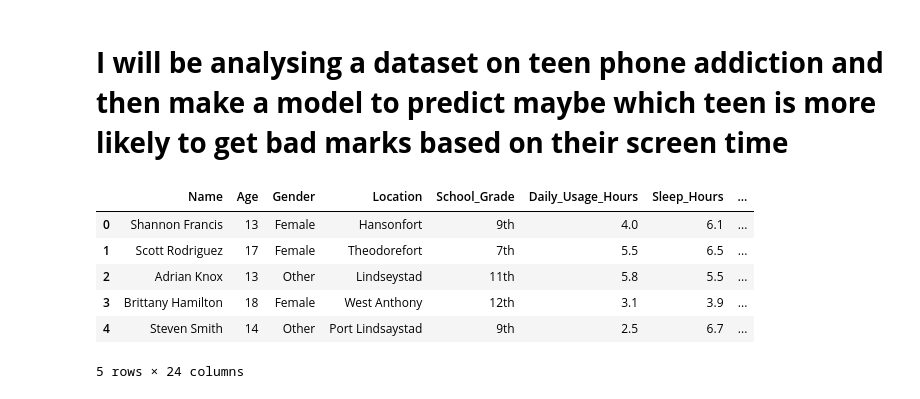
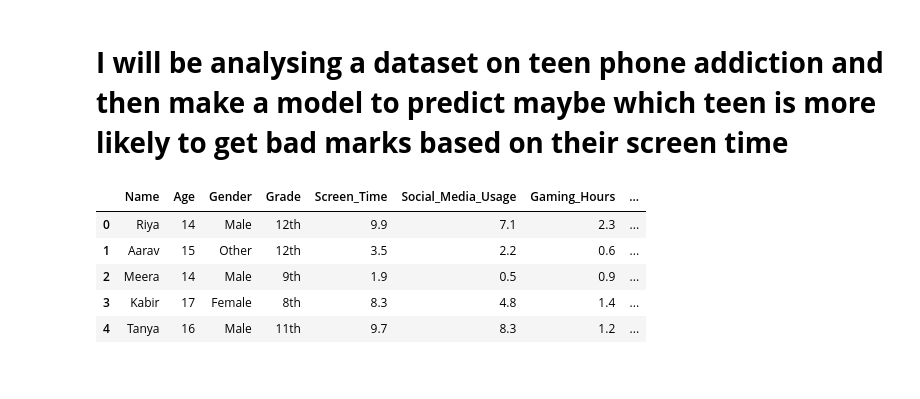
Before and after one commit to kanishkraj-ops/Machine-Learning, a Jupyter notebook: Teen_Phone_Addiction.ipynb, the cells around one changed output. Drawn from its saved outputs; the diff is of its cells as text; code cells hidden in the pictures.

```diff
--- a/Teen_Phone_Addiction.ipynb
+++ b/Teen_Phone_Addiction.ipynb
@@ -3,20 +3,19 @@
 # %% [markdown]
 # **I will be analysing a dataset on teen phone addiction and then make a model to predict maybe which teen is more likely to get bad marks based on their screen time**
 # %%
-#Importing the necessary libraries
+#lets import required libraries and dataset
 import pandas as pd
 import numpy as np
 import matplotlib.pyplot as plt
+import seaborn as sns
 
-#importing the dataset
-teen_phone_addiction = pd.read_csv('teen_phone_addiction.csv')
-teen_phone_addiction = teen_phone_addiction.drop("ID", axis=1)#we dont want that id column
-teen_phone_addiction.head()
+#dataset
+teens = pd.read_csv('teen_phone_addiction_dataset.csv')
+teens.head()
 # %% [output]
-|  | Name | Age | Gender | Location | School_Grade | Daily_Usage_Hours | Sleep_Hours | ... |
-| 0 | Shannon Francis | 13 | Female | Hansonfort | 9th | 4.0 | 6.1 | ... |
-| 1 | Scott Rodriguez | 17 | Female | Theodorefort | 7th | 5.5 | 6.5 | ... |
-| 2 | Adrian Knox | 13 | Other | Lindseystad | 11th | 5.8 | 5.5 | ... |
-| 3 | Brittany Hamilton | 18 | Female | West Anthony | 12th | 3.1 | 3.9 | ... |
-| 4 | Steven Smith | 14 | Other | Port Lindsaystad | 9th | 2.5 | 6.7 | ... |
+|  | Name | Age | Gender | Grade | Screen_Time | Social_Media_Usage | Gaming_Hours | ... |
+| 0 | Riya | 14 | Male | 12th | 9.9 | 7.1 | 2.3 | ... |
+| 1 | Aarav | 15 | Other | 12th | 3.5 | 2.2 | 0.6 | ... |
+| 2 | Meera | 14 | Male | 9th | 1.9 | 0.5 | 0.9 | ... |
+| 3 | Kabir | 17 | Female | 8th | 8.3 | 4.8 | 1.4 | ... |
+| 4 | Tanya | 16 | Male | 11th | 9.7 | 8.3 | 1.2 | ... |
-5 rows × 24 columns
```
Also changed, not shown: parts of 19 cells of this notebook.
